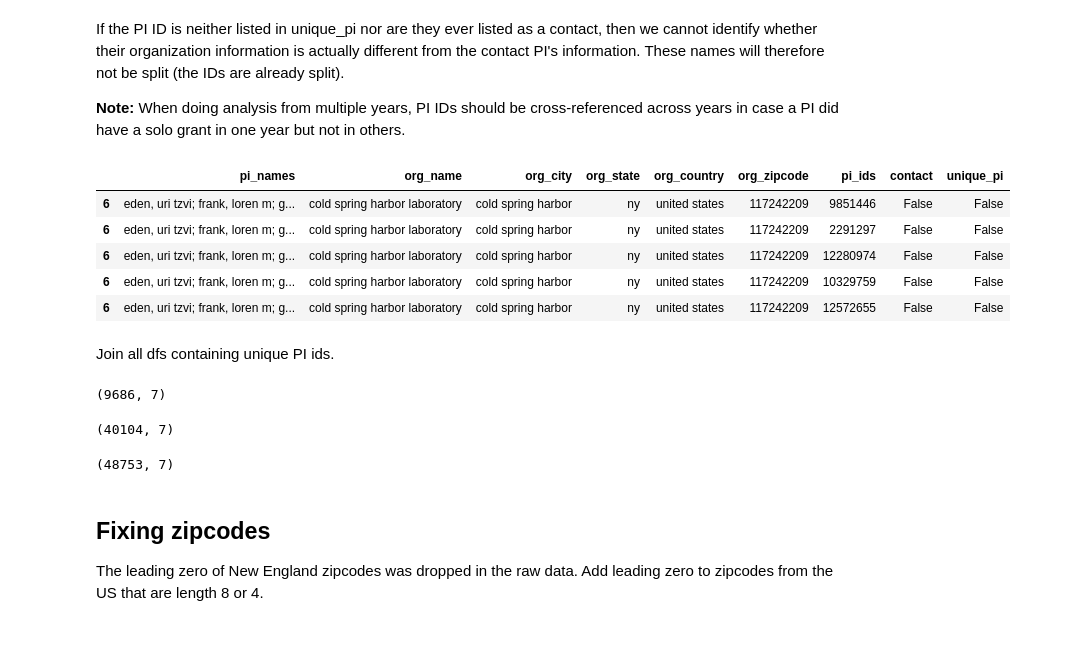
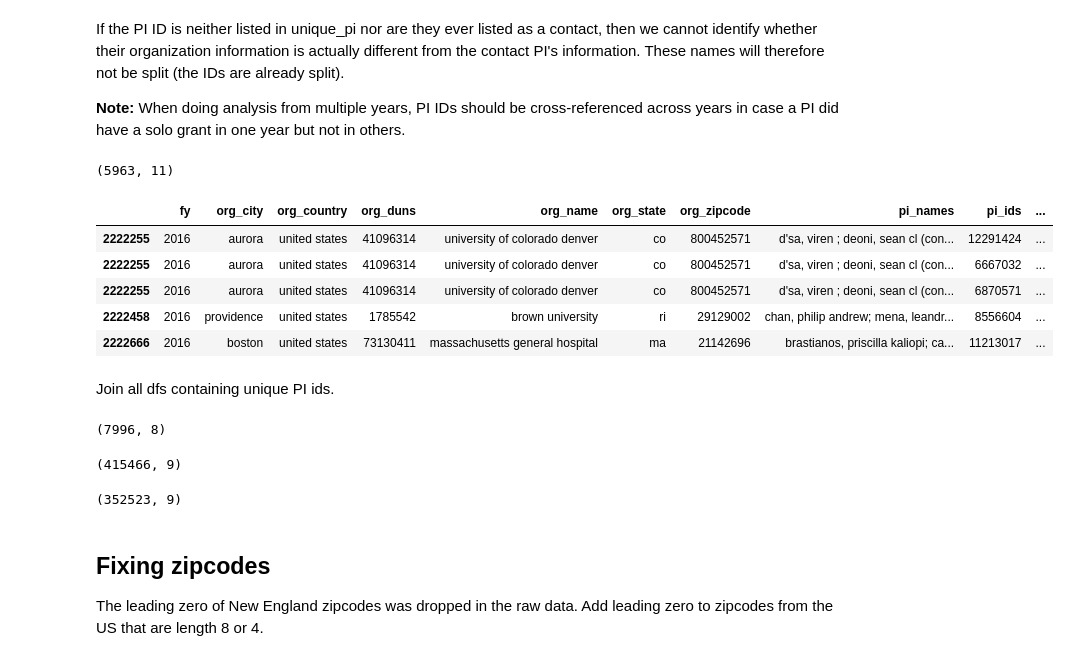
Before and after one commit to yuwie10/nih-awards, a Jupyter notebook: cleaning_pi_info.ipynb, the cells around one changed output. Saved outputs shown, nothing was run; the diff lists cells and outputs as text; code cells hidden in the pictures.

Commit message:
updated with grants from all years; still cleaning DUNS information

```diff
--- a/cleaning_pi_info.ipynb
+++ b/cleaning_pi_info.ipynb
@@ -87,5 +90,5 @@ Some grants have multiple PIs listed on the grant, and the information for the g
 # %% [markdown]
 Split pi_info_cleaned into two dataframes, one containing grouped (multiple) PIs and one containing single PIs.
 # %%
-multi_pi_unsplit = pi_info_cleaned.ix[pi_info_cleaned['pi_ids'].str.contains('contact')]
+multi_pi_unsplit = pi_info_cleaned.ix[pi_info_cleaned['pi_ids'].str.contains('contact', na = False)]
 pi_info = pi_info_cleaned.drop(multi_pi_unsplit.index)
@@ -94,6 +97,6 @@ Drop duplicates from unique PIs
 # %%
 pi_info.shape
-pi_unique = pi_info.drop_duplicates('pi_ids')
+pi_unique = pi_info.drop_duplicates(['pi_ids', 'org_duns'])
 pi_unique.shape
-pi_unique.head()
+pi_unique.tail()
 # %% [output]
@@ -108,6 +111,6 @@ pi_unique.head()
 # %% [markdown]
 Split multiple PIs on PI ID.
 # %%
-multi_pi = cln.split_rows_pis(multi_pi_unsplit, 'pi_ids')
-multi_pi.head()
+multi_pi = cln.split_rows(multi_pi_unsplit, 'pi_ids', by = ';')
+multi_pi.tail()
 # %% [output]
@@ -133,8 +136,8 @@ multi_stripped.head()
 # %% [markdown]
 Create columns in split multi_pi df denoting whether the PI is the contact and whether the PI ID is already present in the df pi_unique (which contains all PIs that are solo authors of a grant). If the PI is already in pi_unique, we do not need to separate their information again.
 # %%
-multi_pi['contact'] = multi_pi['pi_ids'].str.contains('contact')
+multi_pi['contact'] = multi_pi['pi_ids'].str.contains('contact', na = False)
 in_pi_unique = multi_stripped['pi_ids'].isin(pi_unique['pi_ids'])
 multi_pi['unique_pi'] = in_pi_unique
-multi_pi.head()
+multi_pi.tail()
 # %% [output]
@@ -169,42 +177,47 @@ If the PI ID is neither listed in unique_pi nor are they ever listed as a contac
 **Note:** When doing analysis from multiple years, PI IDs should be cross-referenced across years in case a PI did have a solo grant in one year but not in others.
 # %%
 not_contact = multi_pi[(multi_pi['unique_pi'] == False) & (multi_pi['contact'] == False)]
-not_contact = not_contact.drop_duplicates('pi_ids')
-not_contact.head()
+not_contact = not_contact.drop_duplicates('pi_ids org_duns'.split())
+not_contact.shape
+not_contact.tail()
 # %% [output]
+(5963, 11)
-|  | pi_names | org_name | org_city | org_state | org_country | org_zipcode | pi_ids | contact | unique_pi |
-| 6 | eden, uri tzvi; frank, loren m; g... | cold spring harbor laboratory | cold spring harbor | ny | united states | 117242209 | 9851446 | False | False |
-| 6 | eden, uri tzvi; frank, loren m; g... | cold spring harbor laboratory | cold spring harbor | ny | united states | 117242209 | 2291297 | False | False |
-| 6 | eden, uri tzvi; frank, loren m; g... | cold spring harbor laboratory | cold spring harbor | ny | united states | 117242209 | 12280974 | False | False |
-| 6 | eden, uri tzvi; frank, loren m; g... | cold spring harbor laboratory | cold spring harbor | ny | united states | 117242209 | 10329759 | False | False |
-| 6 | eden, uri tzvi; frank, loren m; g... | cold spring harbor laboratory | cold spring harbor | ny | united states | 117242209 | 12572655 | False | False |
+|  | fy | org_city | org_country | org_duns | org_name | org_state | org_zipcode | pi_names | pi_ids | ... |
+| 2222255 | 2016 | aurora | united states | 41096314 | university of colorado denver | co | 800452571 | d'sa, viren ; deoni, sean cl (con... | 12291424 | ... |
+| 2222255 | 2016 | aurora | united states | 41096314 | university of colorado denver | co | 800452571 | d'sa, viren ; deoni, sean cl (con... | 6667032 | ... |
+| 2222255 | 2016 | aurora | united states | 41096314 | university of colorado denver | co | 800452571 | d'sa, viren ; deoni, sean cl (con... | 6870571 | ... |
+| 2222458 | 2016 | providence | united states | 1785542 | brown university | ri | 29129002 | chan, philip andrew; mena, leandr... | 8556604 | ... |
+| 2222666 | 2016 | boston | united states | 73130411 | massachusetts general hospital | ma | 21142696 | brastianos, priscilla kaliopi; ca... | 11213017 | ... |
 # %% [markdown]
 Join all dfs containing unique PI ids.
 # %%
 #Reorder columns so joins can be performed correctly
+
+#unique PIs with a solo grant
 cols1 = unique_contact.columns.tolist()
 cols1 = cols1[-4:-3] + cols1[-1:] + cols1[0:5]
 unique_1 = unique_contact[cols1]
 
+#unique PIs that neither have a solor grant nor are listed as a contact
 cols2 = not_contact.columns.tolist()
 cols2 = cols2[-3:-2] + cols2[0:6]
 unique_2 = not_contact[cols2]
 
+#unique PIs that do not have solo grants but have a
 unique_multi = unique_1.append(unique_2)
-#unique_multi.ix[unique_multi['pi_ids'].str.contains('contact')]
-unique_multi = unique_multi.drop_duplicates('pi_ids')
+unique_multi = unique_multi.drop_duplicates('pi_ids org_name'.split())
 unique_multi.shape
 
 pi_unique.shape
 pi_unique = pi_unique.append(unique_multi)
 
 pi_unique = cln.strip_series(pi_unique, ['pi_ids'], strip = ' ')
-pi_unique = pi_unique.drop_duplicates('pi_ids')
+pi_unique = pi_unique.drop_duplicates('pi_ids org_name'.split())
 pi_unique.shape
 # %% [output]
-(9686, 7)
+(7996, 8)
-(40104, 7)
+(415466, 9)
-(48753, 7)
+(352523, 9)
 # %% [markdown]
 ## Fixing zipcodes
 The leading zero of New England zipcodes was dropped in the raw data. Add leading zero to zipcodes from the US that are length 8 or 4.
```
Also changed, not shown: parts of 32 cells of this notebook, 2 other files.
